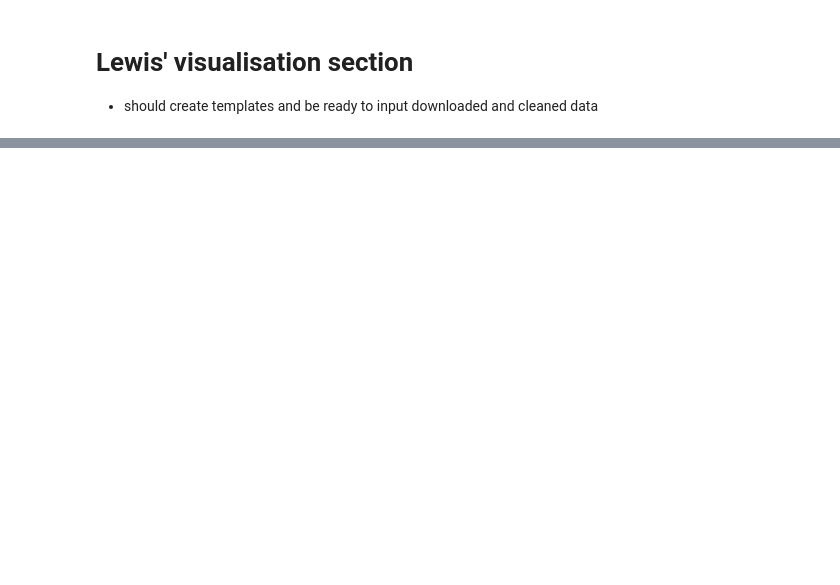
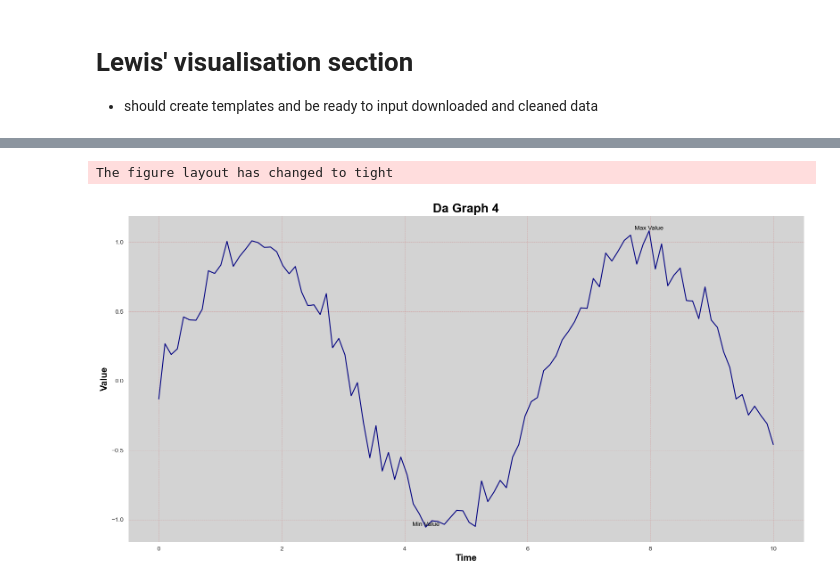
Before and after one commit to andy05t/EC1B1, a Jupyter notebook: Visualising_data.ipynb, the cells around one changed output, grey strips where cells are left out. Saved outputs shown, nothing was run; the diff lists cells and outputs as text; code cells hidden in the pictures; blank space fills up the shorter version.

Commit message:
Interactive lineplot update

```diff
--- a/Visualising_data.ipynb
+++ b/Visualising_data.ipynb
@@ -27,0 +80,48 @@ def histogram_plot_template(xlabel='', ylabel='', title=''):
+# %%
+def lineplot_template(data, x, y, xlabel='', ylabel='', title='', height='', aspect='', palette=None, annotations=None):
+
+    sns.relplot(data=data, x=x, y=y, kind='line', height=height, aspect=aspect, palette=palette, markers=True, dashes=False, color='navy')
+    plt.xlabel(xlabel, fontsize=15, fontweight='bold', color='black')
+    plt.ylabel(ylabel, fontsize=15, fontweight='bold', color='black')
+    plt.title(title, fontsize=20, fontweight='bold', color='black')
+    plt.grid(True, linestyle='--', linewidth=0.5, color='indianred', alpha=0.5)
+    plt.gca().set_facecolor('lightgray')
+
+    if annotations:
+        for annotation in annotations:
+            plt.text(annotation['x'], annotation['y'], annotation['text'], fontsize=10, color='black', ha='center', va='bottom')
+
+    plt.show()
+
+    fig = go.Figure()
+    for group, group_data in data.groupby(x):
+        fig.add_trace(go.Scatter(x=group_data[x], y=group_data[y], mode='lines+markers', name=group))
+    fig.update_layout(title=title, xaxis_title=xlabel, yaxis_title=ylabel, hovermode='closest')
+
+    if annotations:
+        for annotation in annotations:
+            fig.add_annotation(x=annotation['x'], y=annotation['y'], text=annotation['text'], showarrow=True, font=dict(size=10, color='black'), arrowhead=1, ax=0, ay=-40)
+
+    fig.show()
+# %%
+# This part is an ai generated dataset
+time_points = np.linspace(0, 10, 100)
+values = np.sin(time_points) + np.random.normal(0, 0.1, size=len(time_points))
+data = pd.DataFrame({'Time': time_points, 'Value': values})
+
+# This part must be added in before template is used
+max_value = data['Value'].max()
+max_index = data['Value'].idxmax()
+min_value = data['Value'].min()
+min_index = data['Value'].idxmin()
+
+annotations = [
+    {'x': data['Time'][max_index], 'y': max_value, 'text': 'Max Value'},
+    {'x': data['Time'][min_index], 'y': min_value, 'text': 'Min Value'}
+]
+
+
+lineplot_template(data=data, x='Time', y='Value', xlabel='Time', ylabel='Value', title='Da Graph 4', height=8, aspect=2, palette=None, annotations=annotations)
+# %% [output]
+The figure layout has changed to tight
+[figure, added]
```
Also changed, not shown: parts of 12 cells of this notebook.
